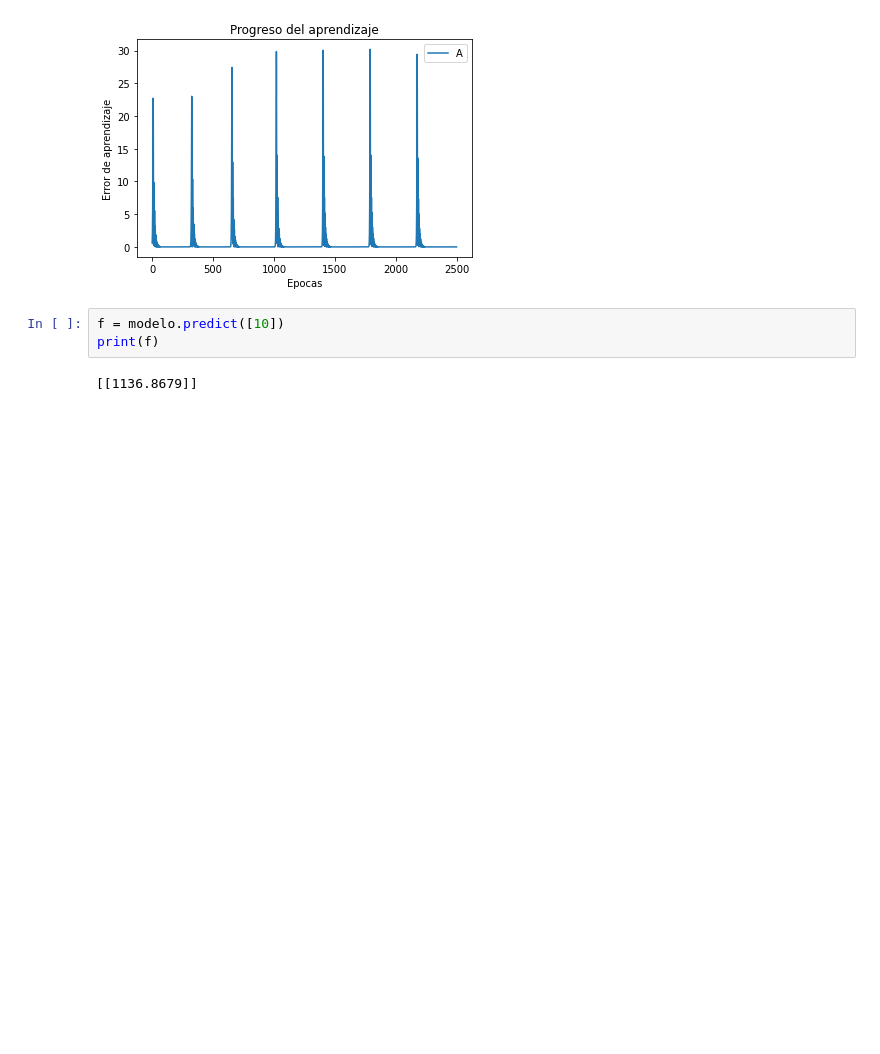
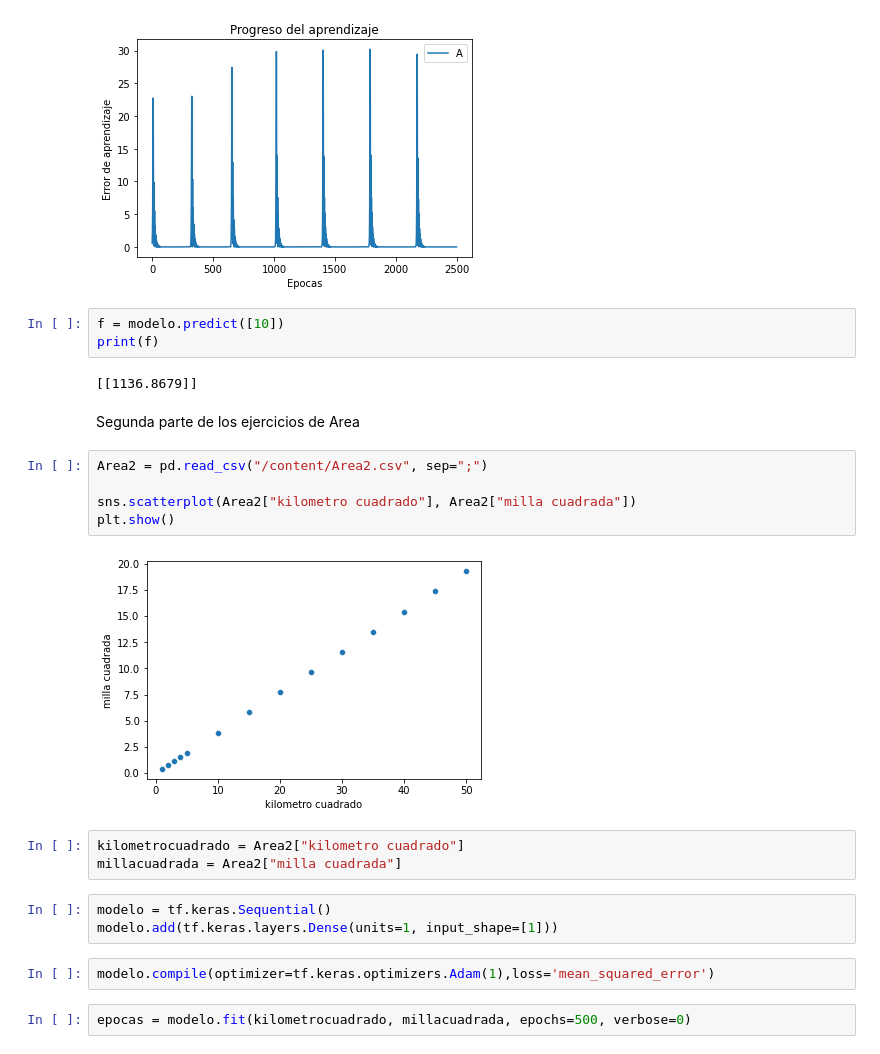
Before and after one commit to USIS007920/Programacion-lll, a Jupyter notebook: Untitled6.ipynb, the cells around one changed output. Cells and saved outputs as stored; diff of their text form; blank space fills up the shorter version.

```diff
--- a/Untitled6.ipynb
+++ b/Untitled6.ipynb
@@ -185,3 +185,22 @@ f = modelo.predict([10])
 print(f)
 # %% [output]
 [[1136.8679]]
+# %% [markdown]
+Segunda parte de los ejercicios de Area
+# %%
+Area2 = pd.read_csv("/content/Area2.csv", sep=";")
+
+sns.scatterplot(Area2["kilometro cuadrado"], Area2["milla cuadrada"])
+plt.show()
+# %% [output]
+[figure, added]
+# %%
+kilometrocuadrado = Area2["kilometro cuadrado"]
+millacuadrada = Area2["milla cuadrada"]
+# %%
+modelo = tf.keras.Sequential()
+modelo.add(tf.keras.layers.Dense(units=1, input_shape=[1]))
+# %%
+modelo.compile(optimizer=tf.keras.optimizers.Adam(1),loss='mean_squared_error')
+# %%
+epocas = modelo.fit(kilometrocuadrado, millacuadrada, epochs=500, verbose=0)
```
Also changed, not shown: parts of 16 cells of this notebook.
